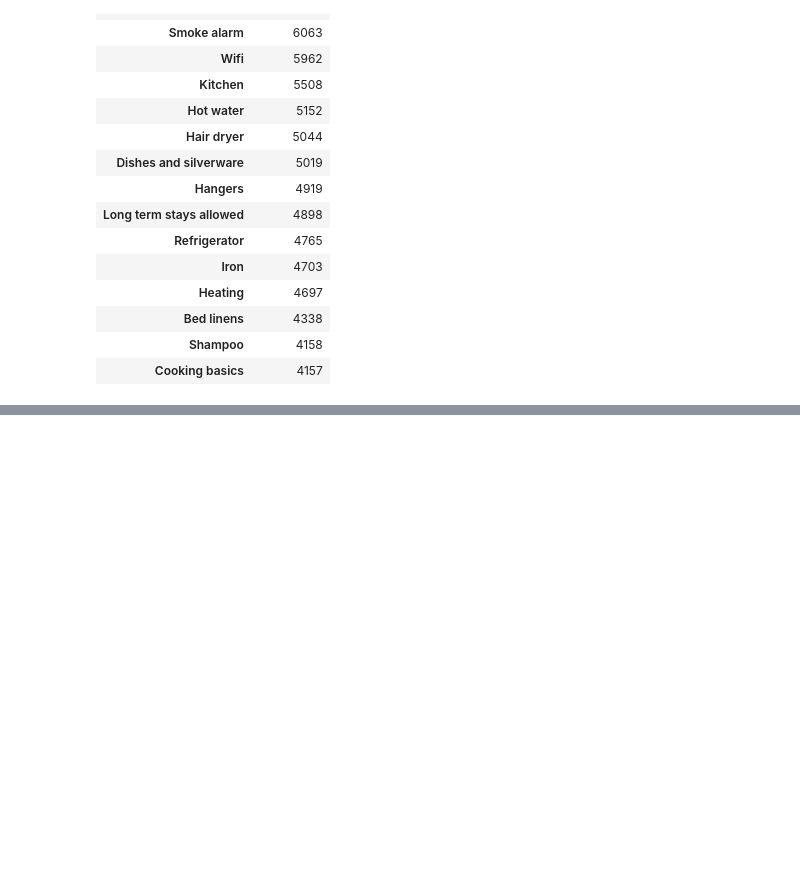
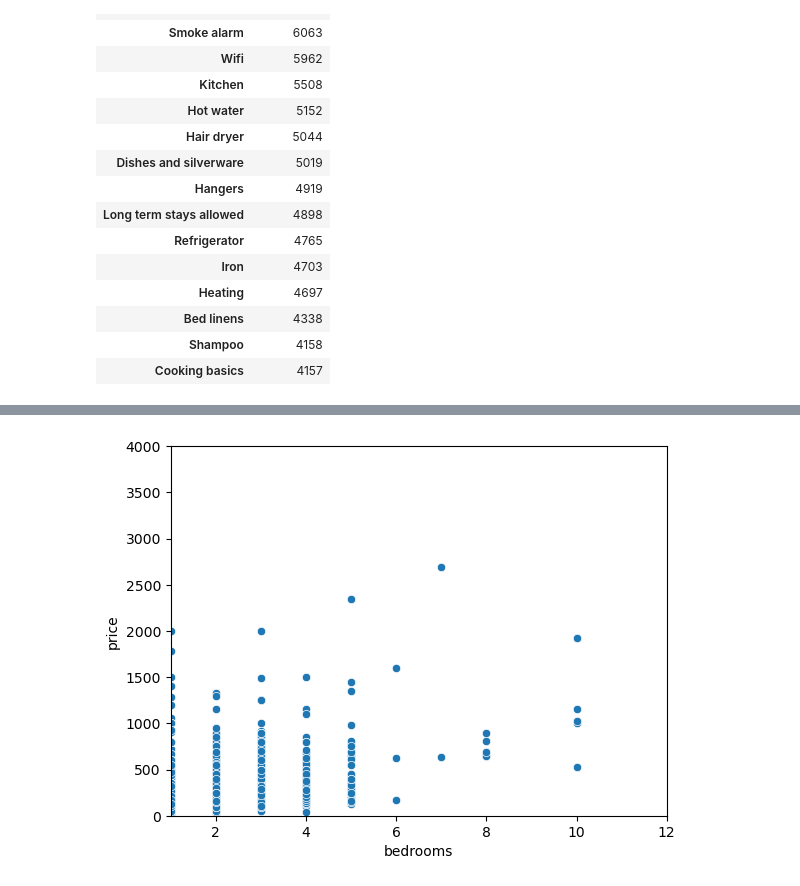
Before and after one commit to darklord-57/darklord, a Jupyter notebook: data_analysis/airbnb_EDA/EDA.ipynb, the cells around one changed output, grey strips where cells are left out. Cells and saved outputs as stored; diff of their text form; code cells hidden in the pictures; blank space fills up the shorter version.

```diff
--- a/data_analysis/airbnb_EDA/EDA.ipynb
+++ b/data_analysis/airbnb_EDA/EDA.ipynb
@@ -205,0 +233,7 @@ plt.show()
+# %%
+plt.xlim(df['bedrooms'].min(),12)
+plt.ylim(df['price'].min(), 4000)
+sns.scatterplot(x='bedrooms', y='price', data=df)
+plt.show()
+# %% [output]
+[figure, added]
```
Also changed, not shown: parts of 11 cells of this notebook.
